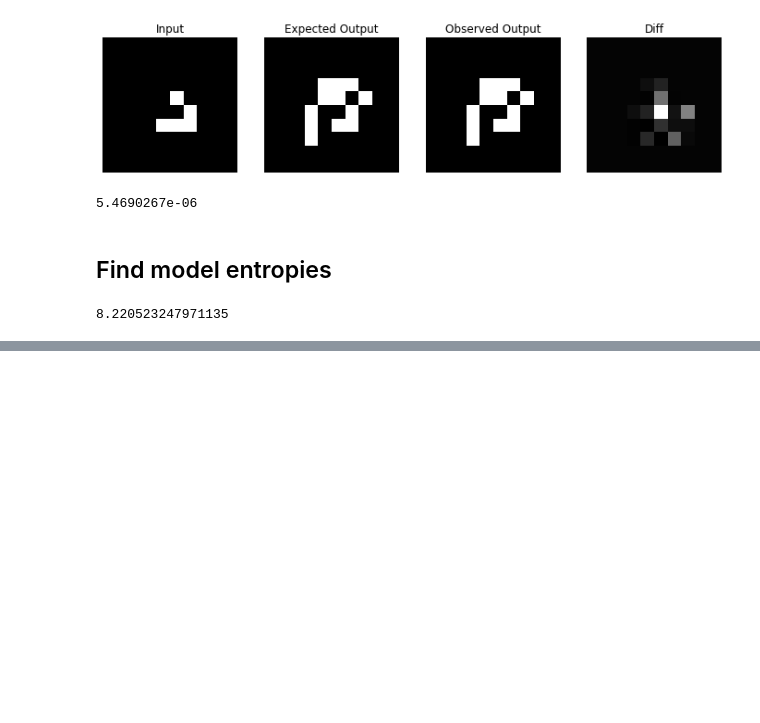
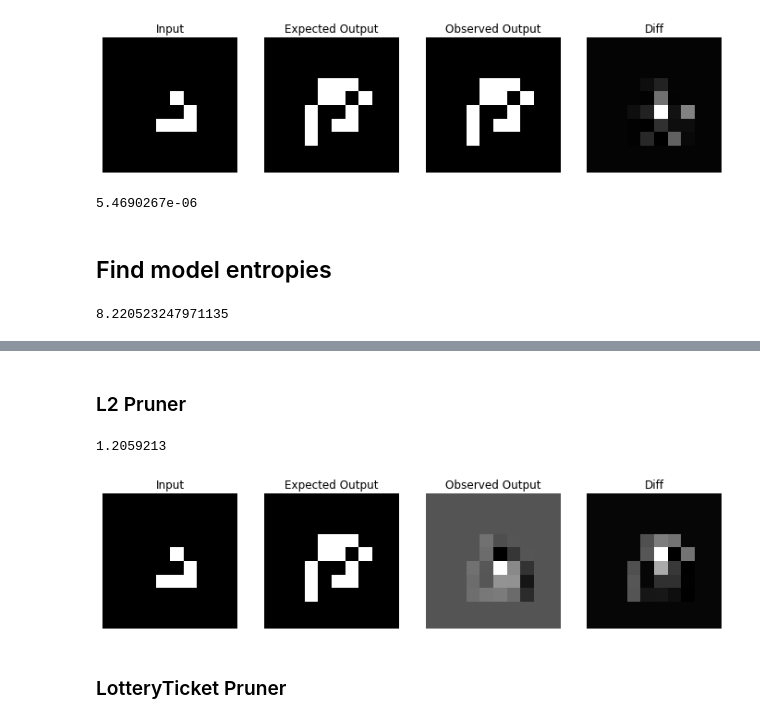
Before and after one commit to luknw/convoca, a Jupyter notebook: paper_replication.ipynb, the cells around one changed output, grey strips where cells are left out. Saved outputs shown, nothing was run; the diff lists cells and outputs as text; code cells hidden in the pictures; blank space fills up the shorter version.

```diff
--- a/paper_replication.ipynb
+++ b/paper_replication.ipynb
@@ -256,0 +338,11 @@ entropies
+# %% [markdown]
+### L2 Pruner
+# %%
+config_list = [{ 'sparsity': 0.1, 'op_types': ['Conv2d'] }]
+m = prune_model_and_test(model, L2FilterPruner, config_list)
+display_test(m)
+# %% [output]
+1.2059213
+[figure, added]
+# %% [markdown]
+### LotteryTicket Pruner
```
Also changed, not shown: parts of 12 cells of this notebook.
